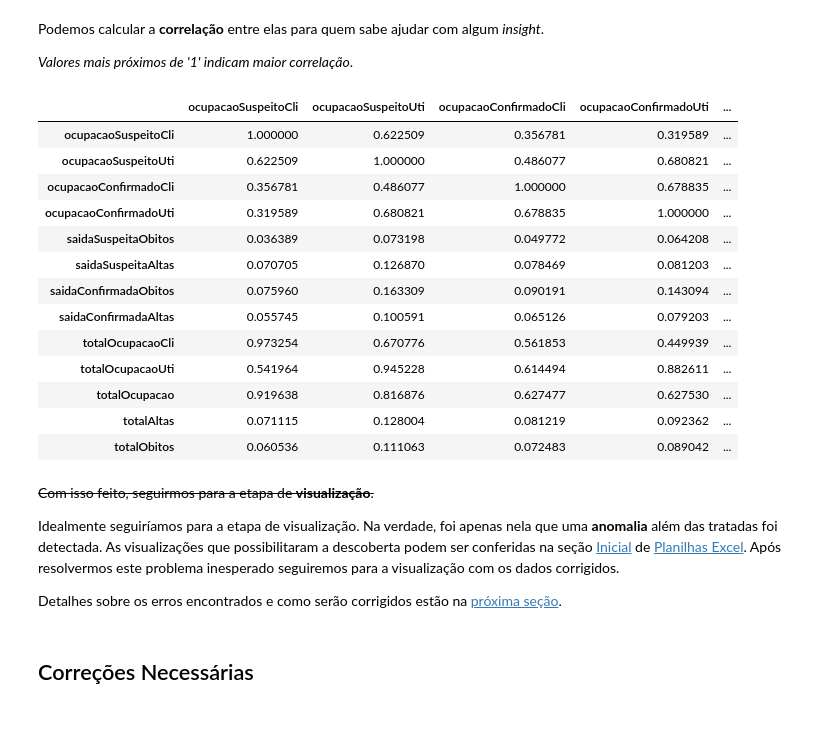
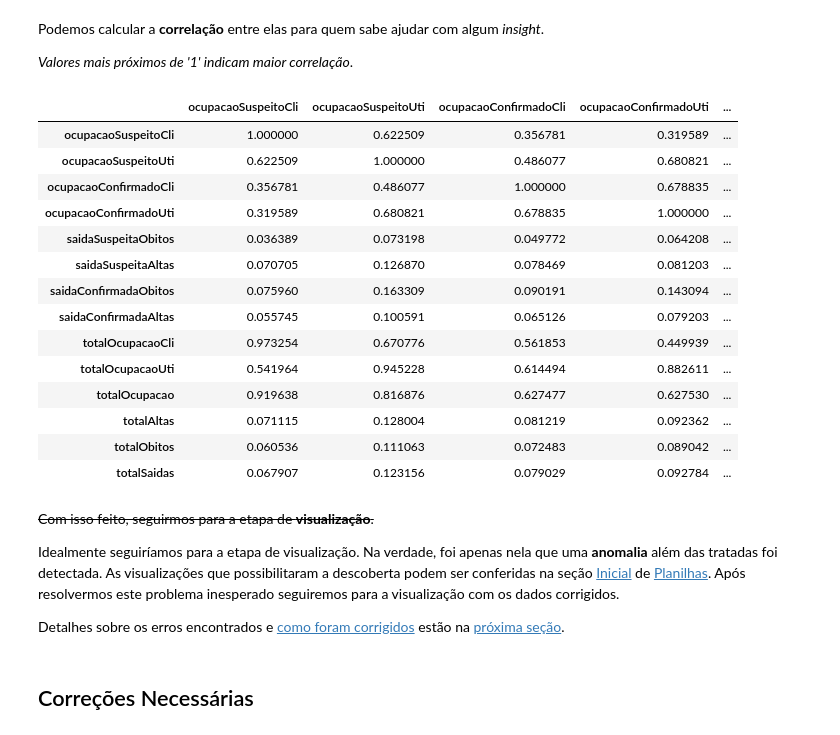
Before and after one commit to lucascorumba/study-projects, a Jupyter notebook: covid-hospital/analysis.ipynb, the cells around one changed output. Drawn from its saved outputs; the diff is of its cells as text; code cells hidden in the pictures.

```diff
--- a/covid-hospital/analysis.ipynb
+++ b/covid-hospital/analysis.ipynb
@@ -1475,31 +1480,32 @@ Podemos calcular a **correlação** entre elas para quem sabe ajudar com algum *
 
 *Valores mais próximos de '1' indicam maior correlação*.
 # %%
-calc = ['totalOcupacaoCli', 'totalOcupacaoUti', 'totalOcupacao', 'totalAltas', 'totalObitos']
+calc = ['totalOcupacaoCli', 'totalOcupacaoUti', 'totalOcupacao', 'totalAltas', 'totalObitos', 'totalSaidas']
 for i in calc:
     cols.append(i)
 df[cols].corr()
 # %% [output]
 |  | ocupacaoSuspeitoCli | ocupacaoSuspeitoUti | ocupacaoConfirmadoCli | ocupacaoConfirmadoUti | ... |
 | ocupacaoSuspeitoCli | 1.000000 | 0.622509 | 0.356781 | 0.319589 | ... |
 | ocupacaoSuspeitoUti | 0.622509 | 1.000000 | 0.486077 | 0.680821 | ... |
 | ocupacaoConfirmadoCli | 0.356781 | 0.486077 | 1.000000 | 0.678835 | ... |
 | ocupacaoConfirmadoUti | 0.319589 | 0.680821 | 0.678835 | 1.000000 | ... |
 | saidaSuspeitaObitos | 0.036389 | 0.073198 | 0.049772 | 0.064208 | ... |
 | saidaSuspeitaAltas | 0.070705 | 0.126870 | 0.078469 | 0.081203 | ... |
 | saidaConfirmadaObitos | 0.075960 | 0.163309 | 0.090191 | 0.143094 | ... |
 | saidaConfirmadaAltas | 0.055745 | 0.100591 | 0.065126 | 0.079203 | ... |
 | totalOcupacaoCli | 0.973254 | 0.670776 | 0.561853 | 0.449939 | ... |
 | totalOcupacaoUti | 0.541964 | 0.945228 | 0.614494 | 0.882611 | ... |
 | totalOcupacao | 0.919638 | 0.816876 | 0.627477 | 0.627530 | ... |
 | totalAltas | 0.071115 | 0.128004 | 0.081219 | 0.092362 | ... |
 | totalObitos | 0.060536 | 0.111063 | 0.072483 | 0.089042 | ... |
+| totalSaidas | 0.067907 | 0.123156 | 0.079029 | 0.092784 | ... |
 # %% [markdown]
 ~~Com isso feito, seguirmos para a etapa de **visualização**.~~
 
-Idealmente seguiríamos para a etapa de visualização. Na verdade, foi apenas nela que uma **anomalia** além das tratadas foi detectada. As visualizações que possibilitaram a descoberta podem ser conferidas na seção [Inicial](#14-1) de [Planilhas Excel](#14). Após resolvermos este problema inesperado seguiremos para a visualização com os dados corrigidos.
+Idealmente seguiríamos para a etapa de visualização. Na verdade, foi apenas nela que uma **anomalia** além das tratadas foi detectada. As visualizações que possibilitaram a descoberta podem ser conferidas na seção [Inicial](#14-1) de [Planilhas](#14). Após resolvermos este problema inesperado seguiremos para a visualização com os dados corrigidos.
 
-Detalhes sobre os erros encontrados e como serão corrigidos estão na [próxima seção](#12).
+Detalhes sobre os erros encontrados e [como foram corrigidos](#12-a) estão na [próxima seção](#12).
 # %% [markdown]
 ## Correções Necessárias<a id="12"></a>
 # %% [markdown]
```
Also changed, not shown: parts of 12 cells of this notebook.
